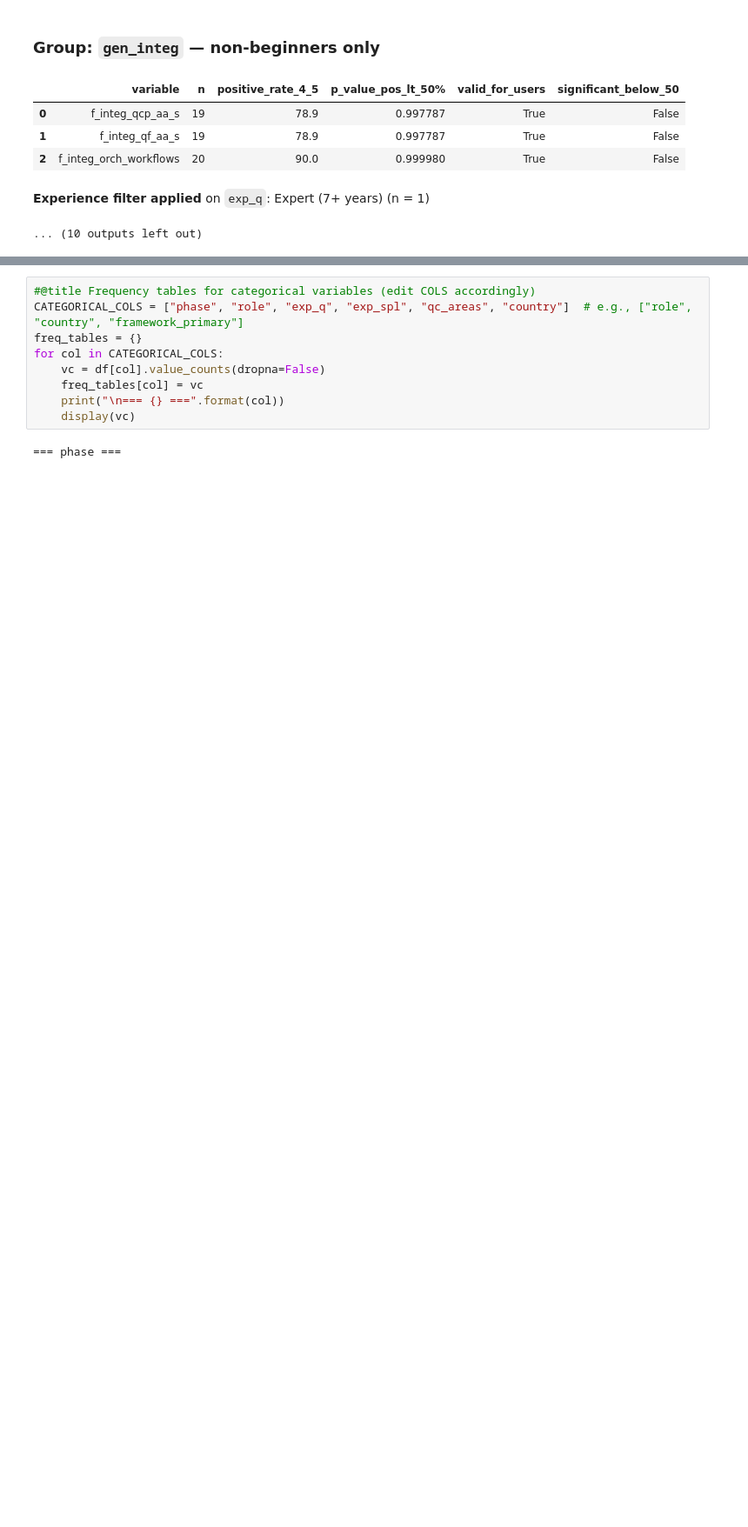
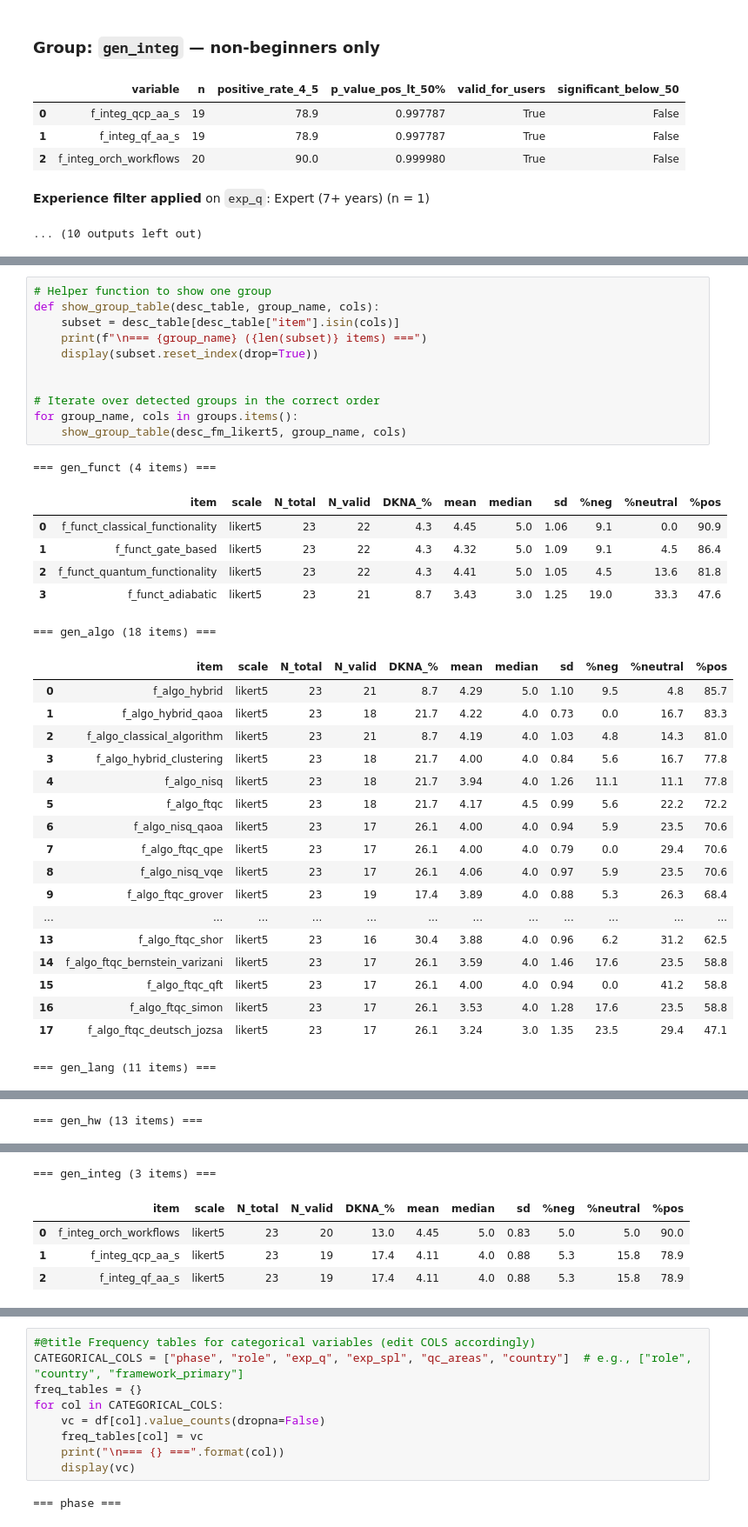
Before and after one commit to ricpdc/QSPL-Survey, a Jupyter notebook: QSE_Survey_Analysis_Colab.ipynb, the cells around one changed output, grey strips where cells are left out. Shown at 87% size. Cells and saved outputs as stored; diff of their text form; blank space fills up the shorter version.

```diff
--- a/QSE_Survey_Analysis_Colab.ipynb
+++ b/QSE_Survey_Analysis_Colab.ipynb
@@ -1512,0 +1758,37 @@ combined_raw_expert, combined_pretty_expert = screen_valid_for_users_by_groups_w
+# %%
+# Helper function to show one group
+def show_group_table(desc_table, group_name, cols):
+    subset = desc_table[desc_table["item"].isin(cols)]
+    print(f"\n=== {group_name} ({len(subset)} items) ===")
+    display(subset.reset_index(drop=True))
+
+
+# Iterate over detected groups in the correct order
+for group_name, cols in groups.items():
+    show_group_table(desc_fm_likert5, group_name, cols)
+# %% [output]
+=== gen_funct (4 items) ===
+|  | item | scale | N_total | N_valid | DKNA_% | mean | median | sd | %neg | %neutral | %pos |
+| 0 | f_funct_classical_functionality | likert5 | 23 | 22 | 4.3 | 4.45 | 5.0 | 1.06 | 9.1 | 0.0 | 90.9 |
+| 1 | f_funct_gate_based | likert5 | 23 | 22 | 4.3 | 4.32 | 5.0 | 1.09 | 9.1 | 4.5 | 86.4 |
+| 2 | f_funct_quantum_functionality | likert5 | 23 | 22 | 4.3 | 4.41 | 5.0 | 1.05 | 4.5 | 13.6 | 81.8 |
+| 3 | f_funct_adiabatic | likert5 | 23 | 21 | 8.7 | 3.43 | 3.0 | 1.25 | 19.0 | 33.3 | 47.6 |
+=== gen_algo (18 items) ===
+|  | item | scale | N_total | N_valid | DKNA_% | mean | median | sd | %neg | %neutral | %pos |
+| 0 | f_algo_hybrid | likert5 | 23 | 21 | 8.7 | 4.29 | 5.0 | 1.10 | 9.5 | 4.8 | 85.7 |
+| 1 | f_algo_hybrid_qaoa | likert5 | 23 | 18 | 21.7 | 4.22 | 4.0 | 0.73 | 0.0 | 16.7 | 83.3 |
+| 2 | f_algo_classical_algorithm | likert5 | 23 | 21 | 8.7 | 4.19 | 4.0 | 1.03 | 4.8 | 14.3 | 81.0 |
+| 3 | f_algo_hybrid_clustering | likert5 | 23 | 18 | 21.7 | 4.00 | 4.0 | 0.84 | 5.6 | 16.7 | 77.8 |
+| 4 | f_algo_nisq | likert5 | 23 | 18 | 21.7 | 3.94 | 4.0 | 1.26 | 11.1 | 11.1 | 77.8 |
+| 5 | f_algo_ftqc | likert5 | 23 | 18 | 21.7 | 4.17 | 4.5 | 0.99 | 5.6 | 22.2 | 72.2 |
+| 6 | f_algo_nisq_qaoa | likert5 | 23 | 17 | 26.1 | 4.00 | 4.0 | 0.94 | 5.9 | 23.5 | 70.6 |
+| 7 | f_algo_ftqc_qpe | likert5 | 23 | 17 | 26.1 | 4.00 | 4.0 | 0.79 | 0.0 | 29.4 | 70.6 |
+| 8 | f_algo_nisq_vqe | likert5 | 23 | 17 | 26.1 | 4.06 | 4.0 | 0.97 | 5.9 | 23.5 | 70.6 |
+| 9 | f_algo_ftqc_grover | likert5 | 23 | 19 | 17.4 | 3.89 | 4.0 | 0.88 | 5.3 | 26.3 | 68.4 |
+| ... | ... | ... | ... | ... | ... | ... | ... | ... | ... | ... | ... |
+| 13 | f_algo_ftqc_shor | likert5 | 23 | 16 | 30.4 | 3.88 | 4.0 | 0.96 | 6.2 | 31.2 | 62.5 |
+| 14 | f_algo_ftqc_bernstein_varizani | likert5 | 23 | 17 | 26.1 | 3.59 | 4.0 | 1.46 | 17.6 | 23.5 | 58.8 |
+| 15 | f_algo_ftqc_qft | likert5 | 23 | 17 | 26.1 | 4.00 | 4.0 | 0.94 | 0.0 | 41.2 | 58.8 |
+| 16 | f_algo_ftqc_simon | likert5 | 23 | 17 | 26.1 | 3.53 | 4.0 | 1.28 | 17.6 | 23.5 | 58.8 |
+| 17 | f_algo_ftqc_deutsch_jozsa | likert5 | 23 | 17 | 26.1 | 3.24 | 3.0 | 1.35 | 23.5 | 29.4 | 47.1 |
+=== gen_lang (11 items) ===
@@ -1512,0 +1807 @@ combined_raw_expert, combined_pretty_expert = screen_valid_for_users_by_groups_w
+=== gen_hw (13 items) ===
@@ -1512,0 +1822,5 @@ combined_raw_expert, combined_pretty_expert = screen_valid_for_users_by_groups_w
+=== gen_integ (3 items) ===
+|  | item | scale | N_total | N_valid | DKNA_% | mean | median | sd | %neg | %neutral | %pos |
+| 0 | f_integ_orch_workflows | likert5 | 23 | 20 | 13.0 | 4.45 | 5.0 | 0.83 | 5.0 | 5.0 | 90.0 |
+| 1 | f_integ_qcp_aa_s | likert5 | 23 | 19 | 17.4 | 4.11 | 4.0 | 0.88 | 5.3 | 15.8 | 78.9 |
+| 2 | f_integ_qf_aa_s | likert5 | 23 | 19 | 17.4 | 4.11 | 4.0 | 0.88 | 5.3 | 15.8 | 78.9 |
```
Also changed, not shown: parts of 32 cells of this notebook.
